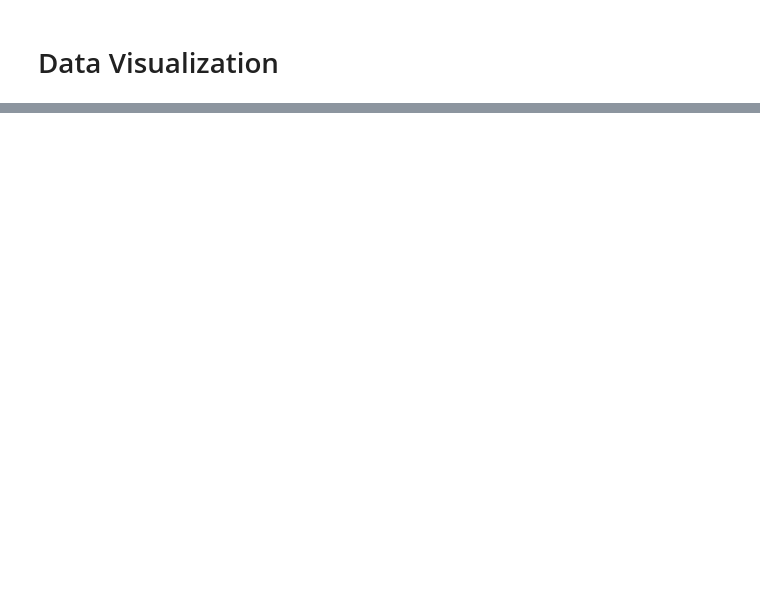
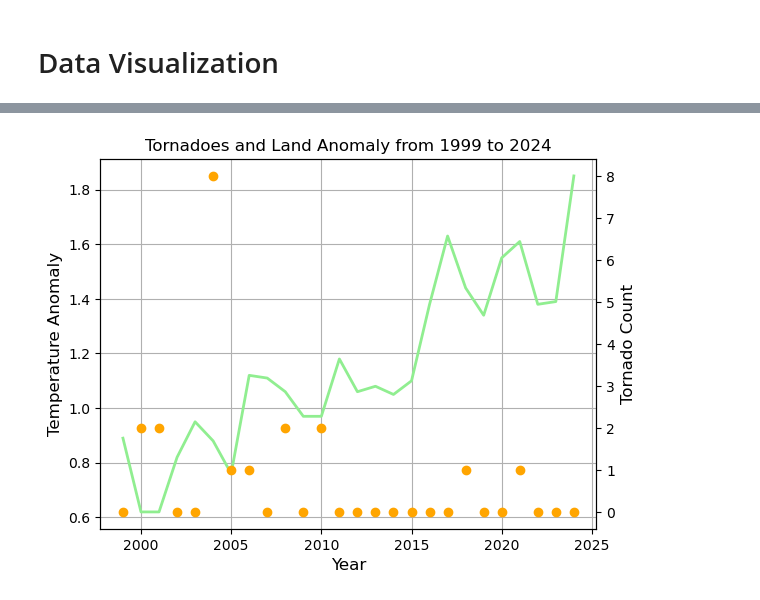
Before and after one commit to eddiexunyc/earth_temp_cyclone_data, a Jupyter notebook: DATA608_Assignment_5_Eddie_Xu.ipynb, the cells around one changed output, grey strips where cells are left out. Drawn from its saved outputs; the diff is of its cells as text; code cells hidden in the pictures; blank space fills up the shorter version.

```diff
--- a/DATA608_Assignment_5_Eddie_Xu.ipynb
+++ b/DATA608_Assignment_5_Eddie_Xu.ipynb
@@ -93,0 +124,12 @@ land_ocean_anomalies_data = land_ocean_anomalies_data.rename(columns={'Year': 'y
+# %%
+# tornada clean up
+tornadoes_data['year'] = tornadoes_data['Date'].astype(str).str[0:4]
+tornadoes_25_data = tornadoes_data[tornadoes_data['year'].astype(int) >= 1999]
+tornadoes_25_data = tornadoes_25_data.drop(['Date'], axis=1)
+tornadoes_25_data['year'] = tornadoes_data['year'].astype(str)
+land_anomalies_data['year'] = land_anomalies_data['year'].astype(str)
+
+tornado_temp_data = land_anomalies_data.merge(tornadoes_25_data, how = 'left', on = 'year')
+tornado_temp_data['year'] = tornado_temp_data['year'].astype(int)
+tornado_temp_data['Tornadoes'] = tornado_temp_data['Tornadoes'].astype(int)
+tornado_temp_data
@@ -134,0 +190,19 @@ plt.show()
+# %%
+# tornado plot
+fig = plt.figure()
+ax4 = fig.add_subplot(111)
+ax4.plot(tornado_temp_data['year'], tornado_temp_data['Land Anomaly'], color='lightgreen', lw=2, label = 'Temperature')
+ax5 = ax4.twinx()
+ax5.scatter(tornado_temp_data['year'], tornado_temp_data['Fatalities'], color='orange', label = 'Tornadoes Fatalities')
+plt.title('Tornadoes and Land Anomaly from 1999 to 2024', size = 12)
+ax4.grid()
+
+# customize both x and y labels
+ax4.set_xlabel('Year', size = 12, )
+ax4.set_ylabel('Temperature Anomaly', size = 12)
+ax5.set_ylabel('Tornado Count', size = 12)
+
+plt.savefig('Correlation between Land Anomaly and Tornadoes Fatalities.png')
+plt.show()
+# %% [output]
+[figure, added]
```
Also changed, not shown: parts of 7 cells of this notebook, 6 other files.
